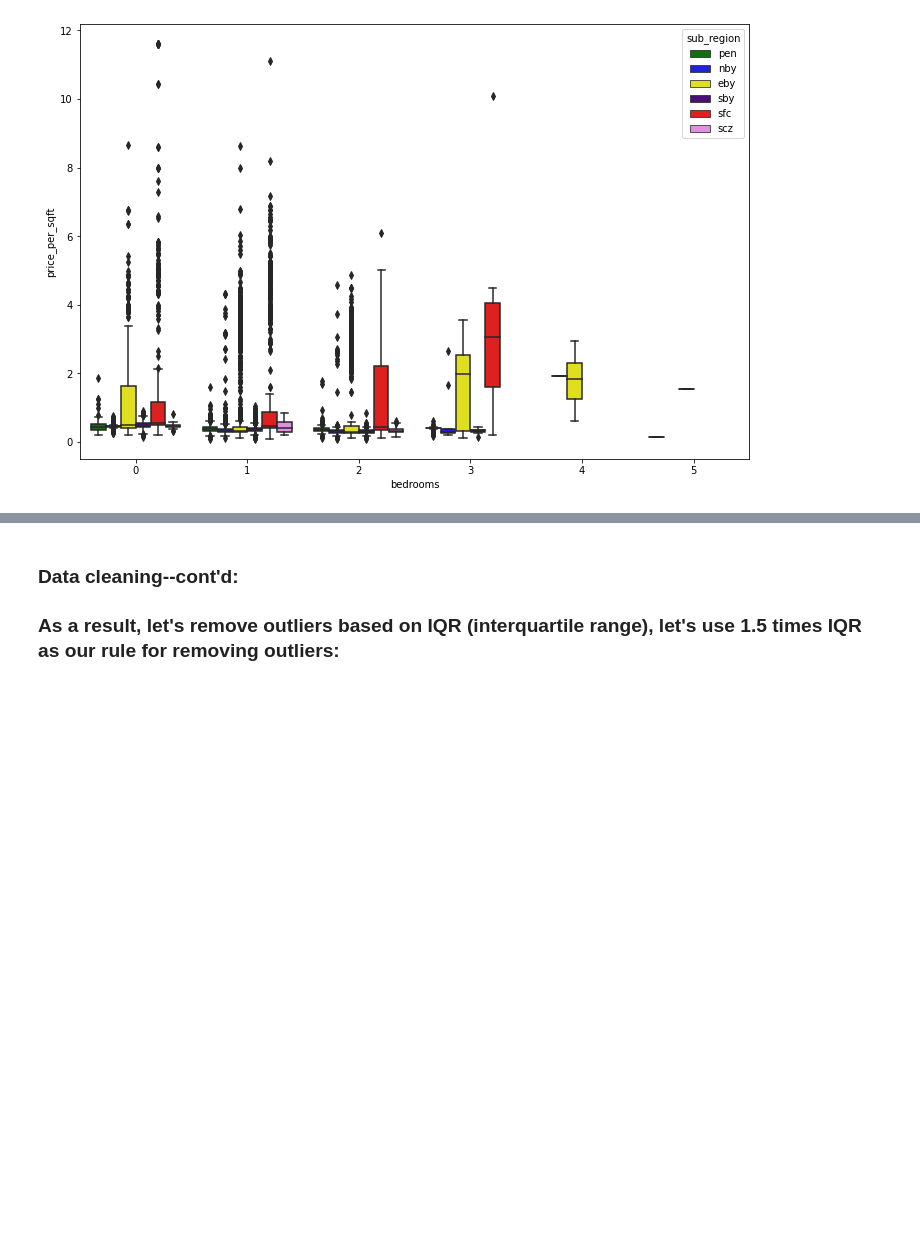
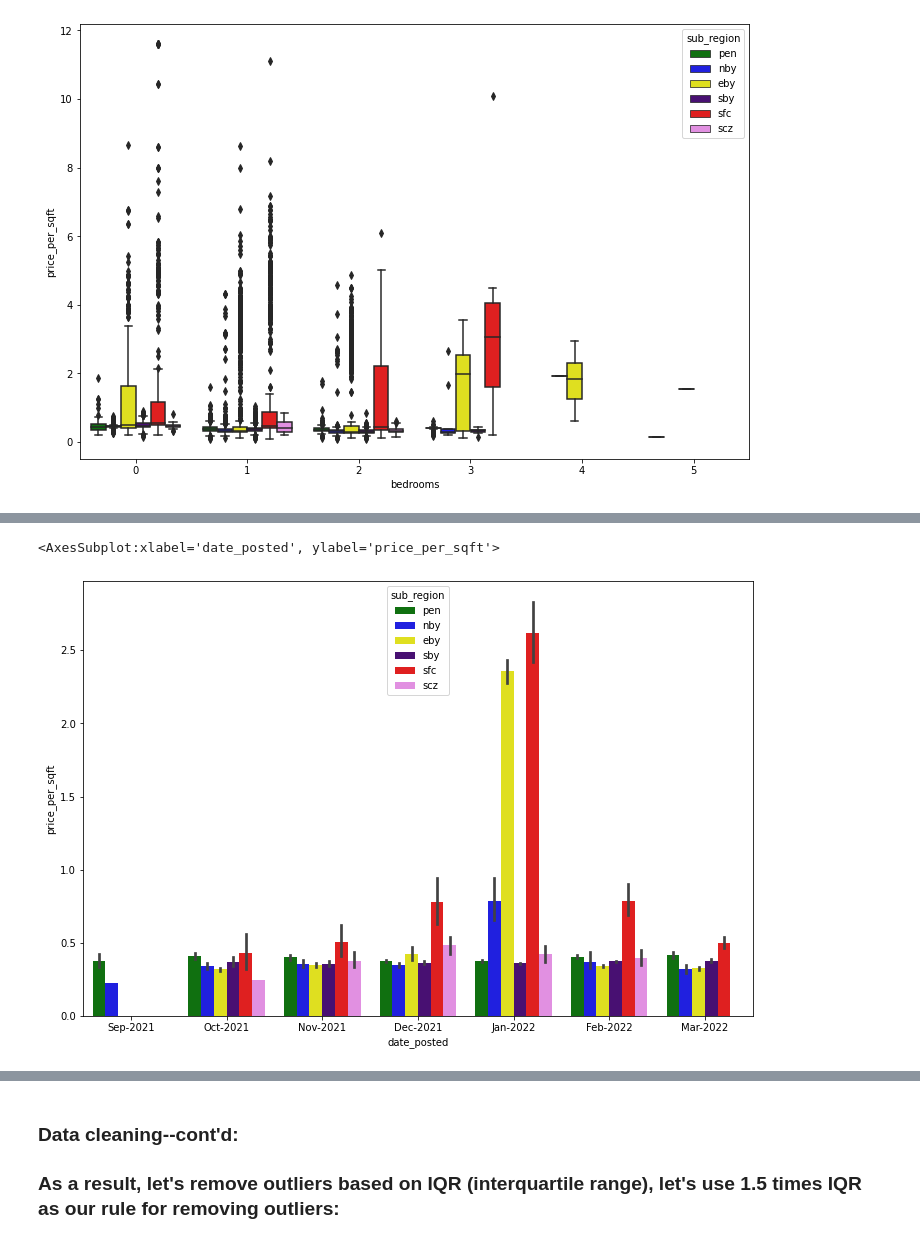
Before and after one commit to Kallen113/craigslist-webcrawler-and-rental-data-analysis, a Jupyter notebook: data_analysis/data_analysis_Part_3.ipynb, the cells around one changed output, grey strips where cells are left out. Cells and saved outputs as stored; diff of their text form; code cells hidden in the pictures; blank space fills up the shorter version.

Commit message:
Change webcrawler method names, and add new barchart MoM plots of price per sqft for part 3 data analysis

```diff
--- a/data_analysis/data_analysis_Part_3.ipynb
+++ b/data_analysis/data_analysis_Part_3.ipynb
@@ -359,0 +378,27 @@ boxplot_with_y_var_and_hue(df, "bedrooms", "price_per_sqft", hue_op_subregion, s
+# %%
+## create datetime cols of day of week, week, month, and year--based on date_posted
+def create_weekday_name_col(df, datetime_col):
+    return df[datetime_col].dt.day_name()
+
+# a) day of week (ie, Sunday, Monday, etc.)
+df['day_of_week'] = create_weekday_name_col(df, 'date_posted')
+
+def create_week_datetime_col(df, datetime_col):
+    return df[datetime_col].dt.isocalendar().week
+
+
+# b) week over week indicator
+df['week'] = create_week_datetime_col(df, 'date_posted')
+
+def create_month_datetime_col(df, datetime_col):
+    return df[datetime_col].dt.isocalendar().month
+
+
+
+def create_year_datetime_col(df, datetime_col):
+    return df[datetime_col].dt.isocalendar().year
+
+df['year'] = create_year_datetime_col(df, 'date_posted')
+
+
+df[['day_of_week', 'week', 'month' , 'year', 'date_posted']] # sanity check
@@ -359,0 +419,16 @@ boxplot_with_y_var_and_hue(df, "bedrooms", "price_per_sqft", hue_op_subregion, s
+# %%
+def barchart_with_y_var_and_hue(df, datetime_col:str, y_axis_var:str, hue_option:str, custom_palette:dict):
+    plt.figure(figsize=(12,8))
+    # barplot by month +year of given datetime column:
+    return sns.barplot(x=pd.to_datetime(df[datetime_col]).dt.strftime('%b-%Y'), y= y_axis_var, data=df, hue=hue_option, palette= custom_palette)
+
+
+# create a dictionary defining a customized palette of colors to use for each subregion:
+subregion_palette = {"nby": "b", "eby": "yellow", "pen":"g", "sfc":"red", "sby":"indigo", "scz":"violet"}
+
+
+# month+year bar chart of price_per_sqft by sub_region:
+barchart_with_y_var_and_hue(df, 'date_posted', 'price_per_sqft', 'sub_region', subregion_palette)
+# %% [output]
+<AxesSubplot:xlabel='date_posted', ylabel='price_per_sqft'>
+[figure, added]
```
Also changed, not shown: parts of 19 cells of this notebook, 2 other files.
